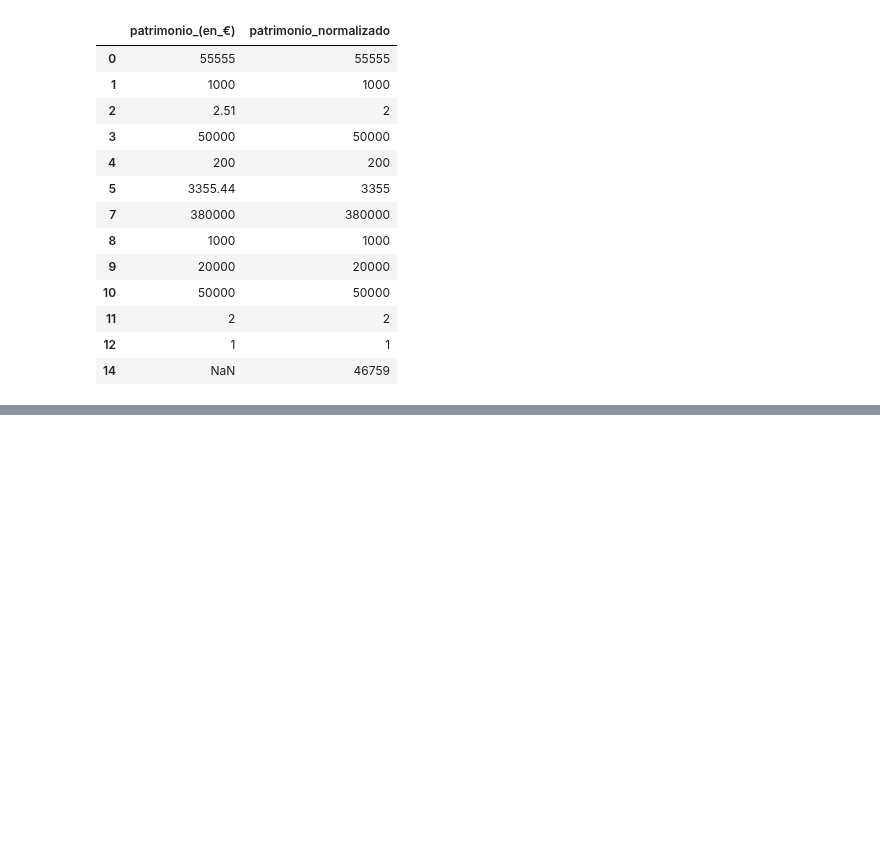
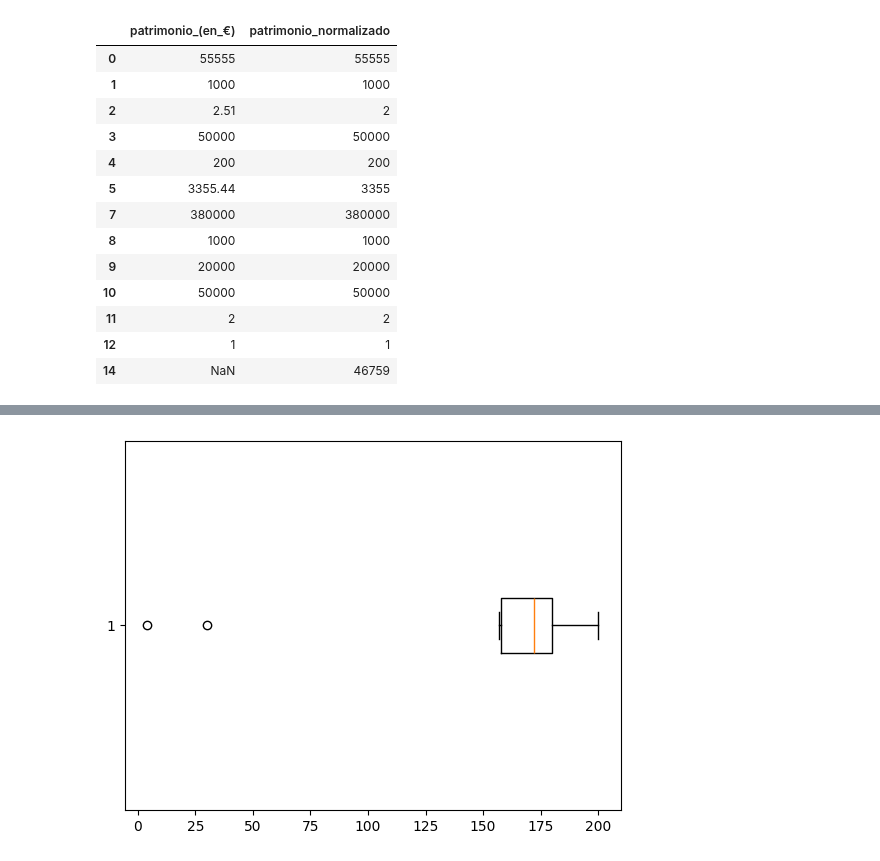
Before and after one commit to fpaniaguapython/INAEM_202610_PCAD_EJERCICIOS, a Jupyter notebook: CTA_PCAD_202610_Ejercicio_01.ipynb, the cells around one changed output, grey strips where cells are left out. Cells and saved outputs as stored; diff of their text form; code cells hidden in the pictures; blank space fills up the shorter version.

```diff
--- a/CTA_PCAD_202610_Ejercicio_01.ipynb
+++ b/CTA_PCAD_202610_Ejercicio_01.ipynb
@@ -303,0 +347,5 @@ df[['patrimonio_(en_€)','patrimonio_normalizado']]
+# %%
+plt.boxplot(df['altura'], orientation='horizontal')
+plt.show()
+# %% [output]
+[figure, added]
```
Also changed, not shown: parts of 8 cells of this notebook, 5 other files.
